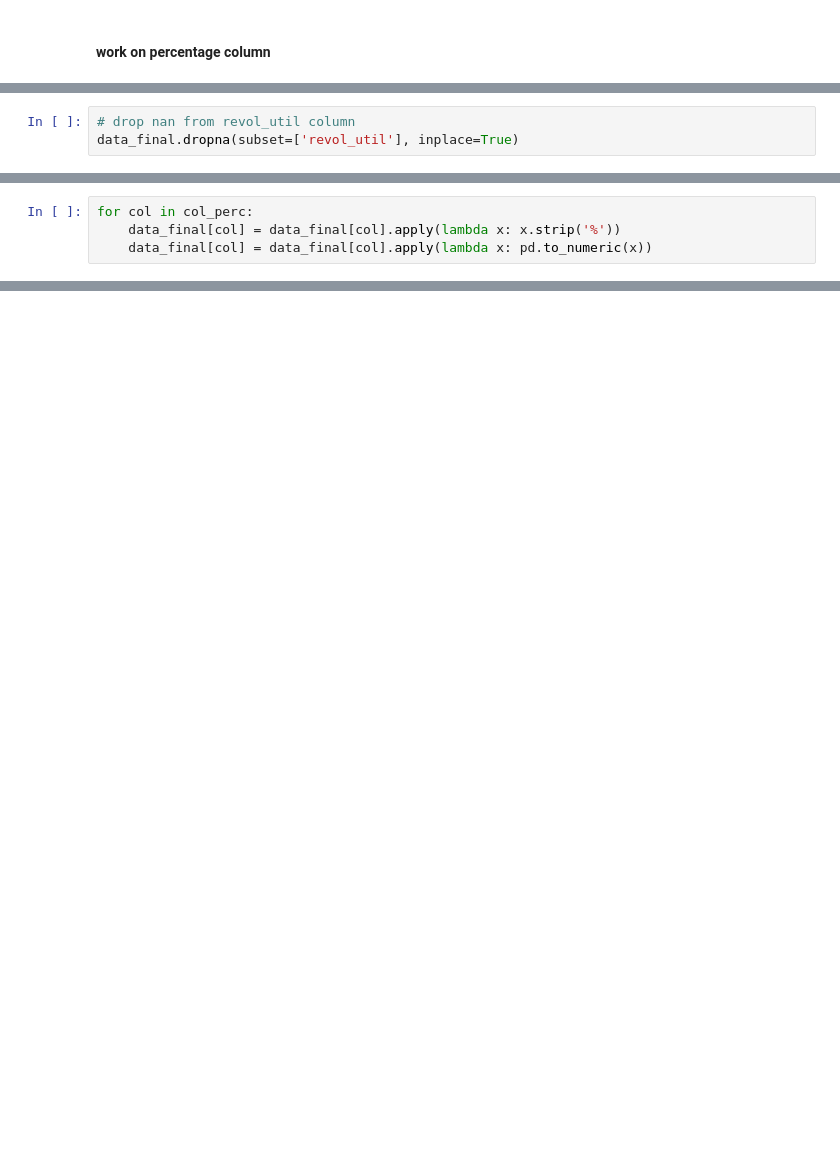
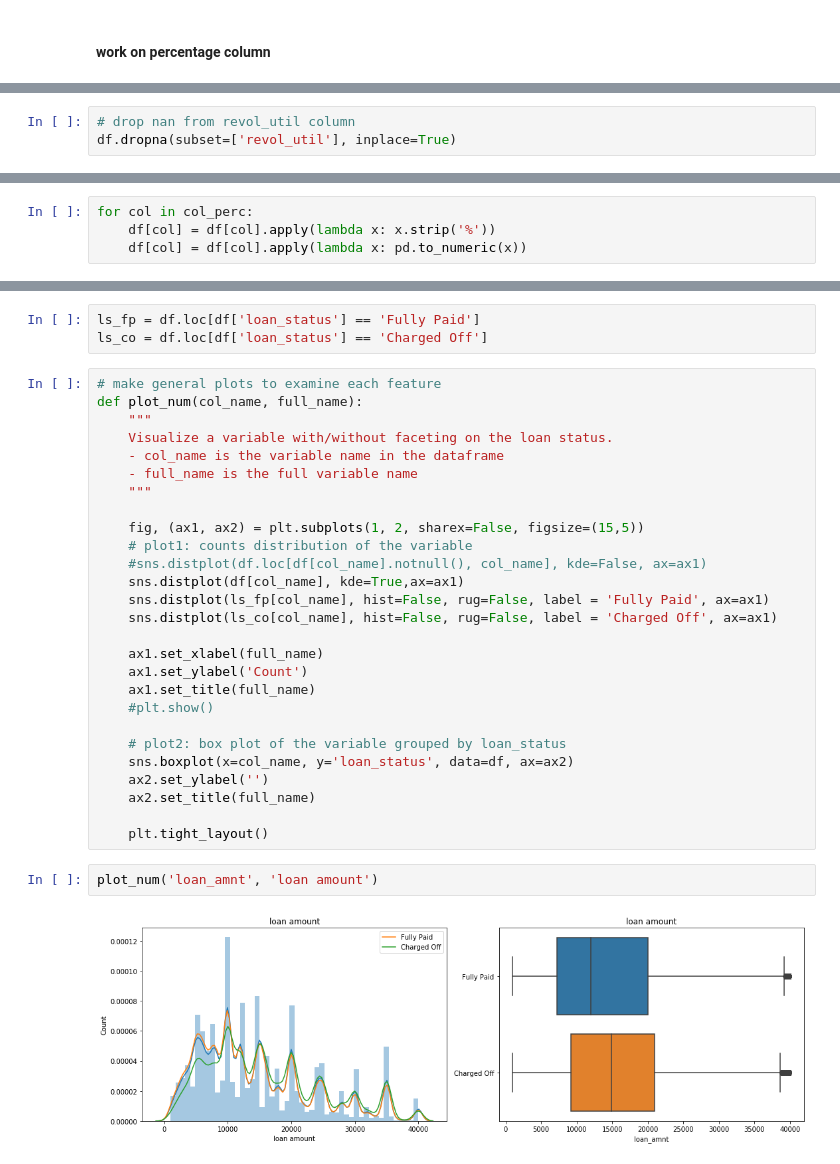
Before and after one commit to cyuancheng/Lending_Club, a Jupyter notebook: 02_LC_DataPreprocessing.ipynb, the cells around one changed output, grey strips where cells are left out. Saved outputs shown, nothing was run; the diff lists cells and outputs as text; blank space fills up the shorter version.

```diff
--- a/02_LC_DataPreprocessing.ipynb
+++ b/02_LC_DataPreprocessing.ipynb
@@ -252,5 +244,5 @@ revol_util    925
 dtype: int64
 # %%
 # drop nan from revol_util column
-data_final.dropna(subset=['revol_util'], inplace=True)
+df.dropna(subset=['revol_util'], inplace=True)
 # %%
@@ -261,6 +253,6 @@ revol_util    0
 dtype: int64
 # %%
 for col in col_perc:
-    data_final[col] = data_final[col].apply(lambda x: x.strip('%'))
-    data_final[col] = data_final[col].apply(lambda x: pd.to_numeric(x))
+    df[col] = df[col].apply(lambda x: x.strip('%'))
+    df[col] = df[col].apply(lambda x: pd.to_numeric(x))
 # %%
@@ -284,0 +295,34 @@ memory usage: 28.6 MB
+# %%
+ls_fp = df.loc[df['loan_status'] == 'Fully Paid']
+ls_co = df.loc[df['loan_status'] == 'Charged Off']
+# %%
+# make general plots to examine each feature
+def plot_num(col_name, full_name):
+    """
+    Visualize a variable with/without faceting on the loan status.
+    - col_name is the variable name in the dataframe
+    - full_name is the full variable name
+    """
+
+    fig, (ax1, ax2) = plt.subplots(1, 2, sharex=False, figsize=(15,5))
+    # plot1: counts distribution of the variable
+    #sns.distplot(df.loc[df[col_name].notnull(), col_name], kde=False, ax=ax1)
+    sns.distplot(df[col_name], kde=True,ax=ax1)
+    sns.distplot(ls_fp[col_name], hist=False, rug=False, label = 'Fully Paid', ax=ax1)
+    sns.distplot(ls_co[col_name], hist=False, rug=False, label = 'Charged Off', ax=ax1)
+
+    ax1.set_xlabel(full_name)
+    ax1.set_ylabel('Count')
+    ax1.set_title(full_name)
+    #plt.show()
+
+    # plot2: box plot of the variable grouped by loan_status
+    sns.boxplot(x=col_name, y='loan_status', data=df, ax=ax2)
+    ax2.set_ylabel('')
+    ax2.set_title(full_name)
+
+    plt.tight_layout()
+# %%
+plot_num('loan_amnt', 'loan amount')
+# %% [output]
+[figure, added]
```
Also changed, not shown: parts of 40 cells of this notebook.
